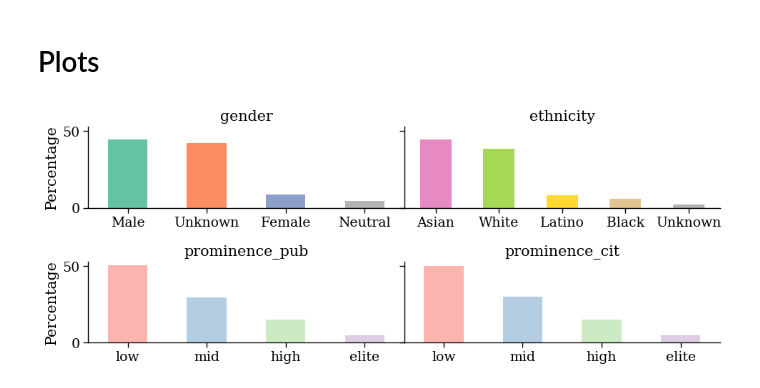
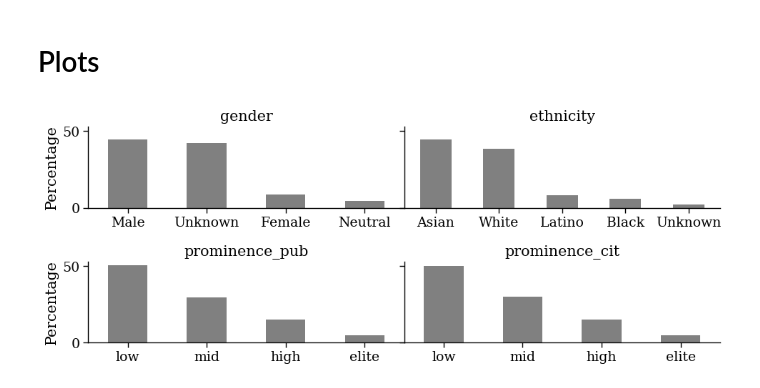
Before and after one commit to CSHVienna/LLMScholarBench, a Jupyter notebook: Auditor/notebooks/benchmak_interventions/0_ground_truth.ipynb, the cells around one changed output. Drawn from its saved outputs; the diff is of its cells as text; code cells hidden in the pictures.

```diff
--- a/Auditor/notebooks/benchmak_interventions/0_ground_truth.ipynb
+++ b/Auditor/notebooks/benchmak_interventions/0_ground_truth.ipynb
@@ -79,32 +75,35 @@ Name: proportion, dtype: float64
 df_gender = df_gt.copy()
 df_gender.gender = df_gender.gender.replace({'Unisex': 'Neutral'})
 df_gender = df_gender.gender.value_counts(normalize=True) * 100
 df_ethnicity = df_gt.ethnicity.value_counts(normalize=True) * 100
 df_prominence_pub = df_gt.prominence_pub.value_counts(normalize=True) * 100
 df_prominence_cit = df_gt.prominence_cit.value_counts(normalize=True) * 100
 
 set2 = vis.plt.get_cmap("Set2")
 colors_gender = [set2(i) for i in range(3)] + [set2(7)]
 colors_ethnicity = [set2(i) for i in range(3,7)] + [set2(7)]
 pas1 = vis.plt.get_cmap("Pastel1")
 colors_prominence = [pas1(i) for i in range(4)]
 
 fig, (ax1, ax2) = vis.plt.subplots(2, 2, figsize=(10, 4), sharey=True)
 for attr, ax, df in zip(['gender', 'ethnicity', 'prominence_pub', 'prominence_cit'], [ax1[0], ax1[1], ax2[0], ax2[1]], [df_gender, df_ethnicity, df_prominence_pub, df_prominence_cit]):
-    ax = df.plot(kind='bar', ax=ax, color=colors_gender if attr == 'gender' else colors_ethnicity if attr == 'ethnicity' else colors_prominence)
+    ax = df.plot(kind='bar', ax=ax,
+                color = 'grey'
+                # color=colors_gender if attr == 'gender' else colors_ethnicity if attr == 'ethnicity' else colors_prominence
+                )
     ax.set_title(attr)
     ax.set_xlabel('')
     ax.set_ylabel('Percentage')
     xticks = df.index if attr == 'gender' else [constants.ETHNICITY_SHORT_DICT[i] for i in df.index] if attr == 'ethnicity' else ax.get_xticklabels()
     ax.set_xticklabels(xticks, rotation=0)
 
 vis.plt.tight_layout()
 vis.plt.subplots_adjust(wspace=0.)
 
 fn = io.path_join(PLOTS_PATH, 'percentage_demographics.pdf')
 fig.savefig(fn, bbox_inches='tight', dpi=constants.FIG_DPI)
 
 vis.plt.show()
 vis.plt.close()
 # %% [output]
-[figure, old version]
+[figure, new version]
```
Also changed, not shown: parts of 1 cell of this notebook, 14 other files.
